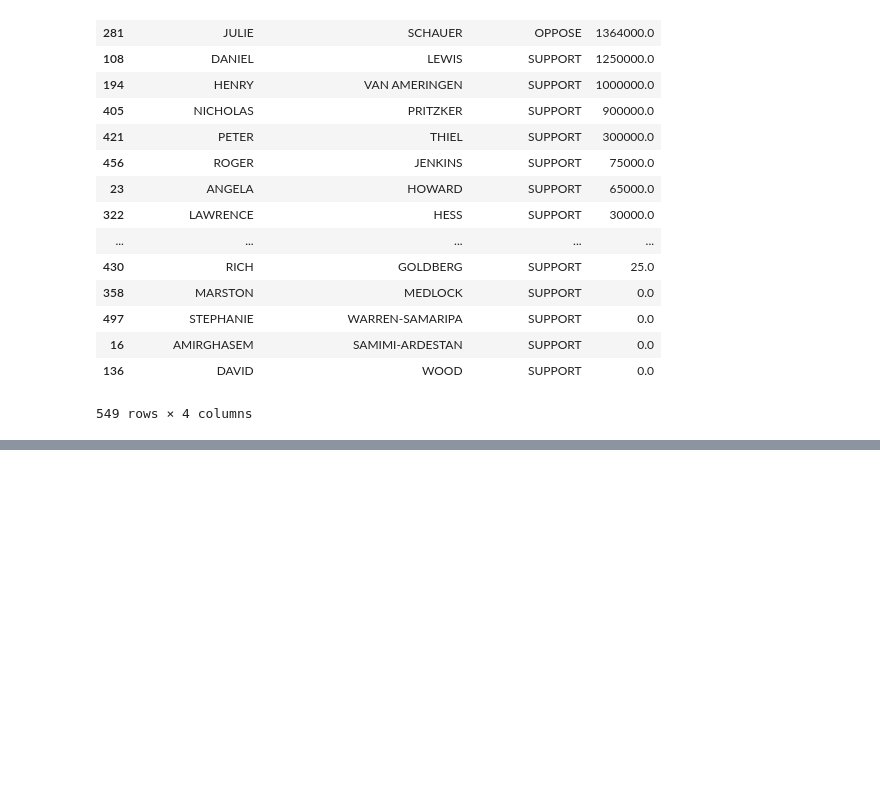
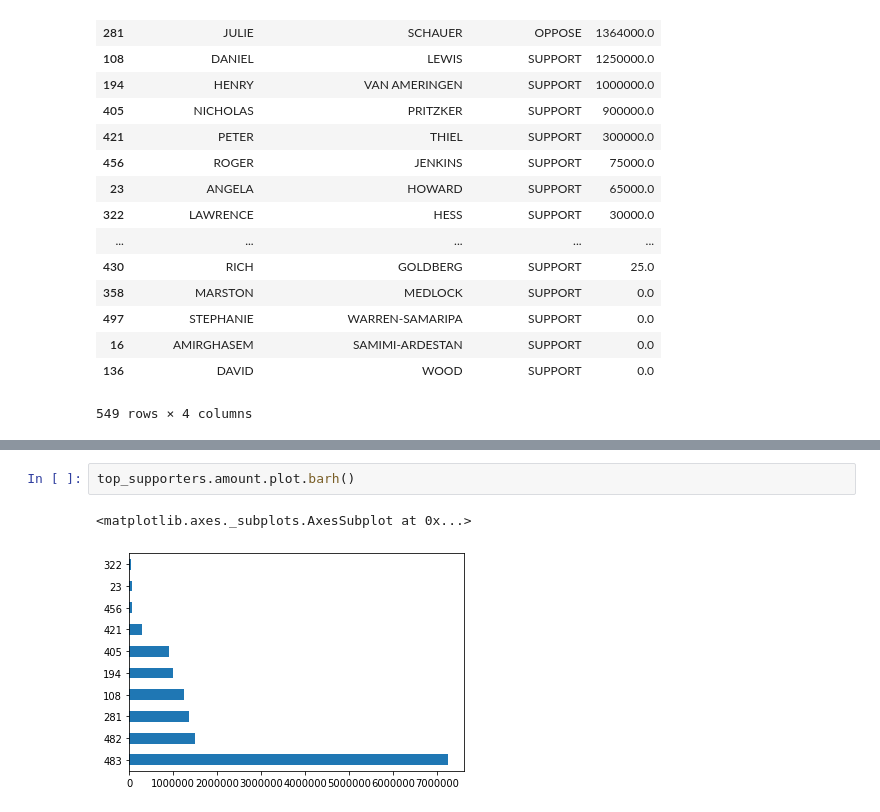
Before and after one commit to ande8126/first-python-notebook, a Jupyter notebook: prop-64-analysis.ipynb, the cells around one changed output, grey strips where cells are left out. Saved outputs shown, nothing was run; the diff lists cells and outputs as text; blank space fills up the shorter version.

```diff
--- a/prop-64-analysis.ipynb
+++ b/prop-64-analysis.ipynb
@@ -306,0 +330,5 @@ merged.groupby(["contributor_firstname", "contributor_lastname", "committee_posi
+# %%
+top_supporters.amount.plot.barh()
+# %% [output]
+<matplotlib.axes._subplots.AxesSubplot at 0x...>
+[figure, added]
```
Also changed, not shown: parts of 19 cells of this notebook.
